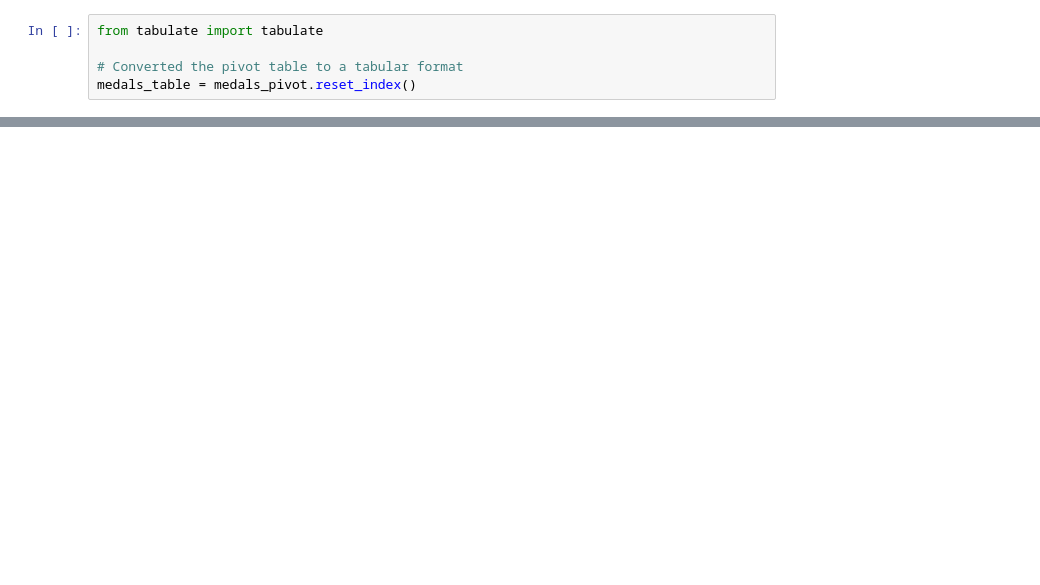
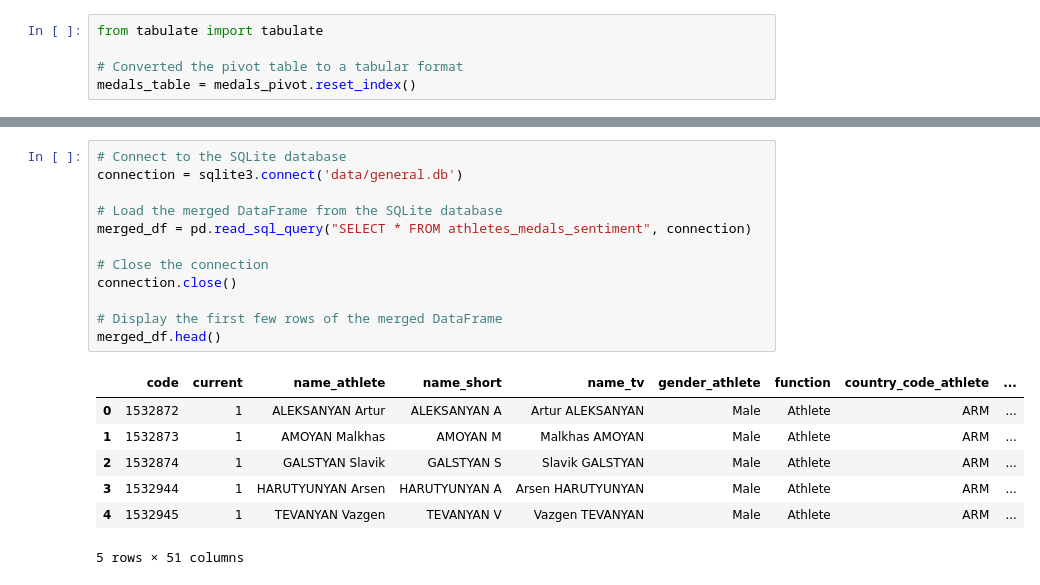
Before and after one commit to realshubhamraut/olympics2024-analysis, a Jupyter notebook: analysis.ipynb, the cells around one changed output, grey strips where cells are left out. Saved outputs shown, nothing was run; the diff lists cells and outputs as text; blank space fills up the shorter version.

```diff
--- a/analysis.ipynb
+++ b/analysis.ipynb
@@ -395,0 +635,20 @@ print(tabulate(medals_table, headers='keys', tablefmt='psql'))
+# %%
+# Connect to the SQLite database
+connection = sqlite3.connect('data/general.db')
+
+# Load the merged DataFrame from the SQLite database
+merged_df = pd.read_sql_query("SELECT * FROM athletes_medals_sentiment", connection)
+
+# Close the connection
+connection.close()
+
+# Display the first few rows of the merged DataFrame
+merged_df.head()
+# %% [output]
+|  | code | current | name_athlete | name_short | name_tv | gender_athlete | function | country_code_athlete | ... |
+| 0 | 1532872 | 1 | ALEKSANYAN Artur | ALEKSANYAN A | Artur ALEKSANYAN | Male | Athlete | ARM | ... |
+| 1 | 1532873 | 1 | AMOYAN Malkhas | AMOYAN M | Malkhas AMOYAN | Male | Athlete | ARM | ... |
+| 2 | 1532874 | 1 | GALSTYAN Slavik | GALSTYAN S | Slavik GALSTYAN | Male | Athlete | ARM | ... |
+| 3 | 1532944 | 1 | HARUTYUNYAN Arsen | HARUTYUNYAN A | Arsen HARUTYUNYAN | Male | Athlete | ARM | ... |
+| 4 | 1532945 | 1 | TEVANYAN Vazgen | TEVANYAN V | Vazgen TEVANYAN | Male | Athlete | ARM | ... |
+5 rows × 51 columns
```
Also changed, not shown: parts of 14 cells of this notebook, 8 other files.
